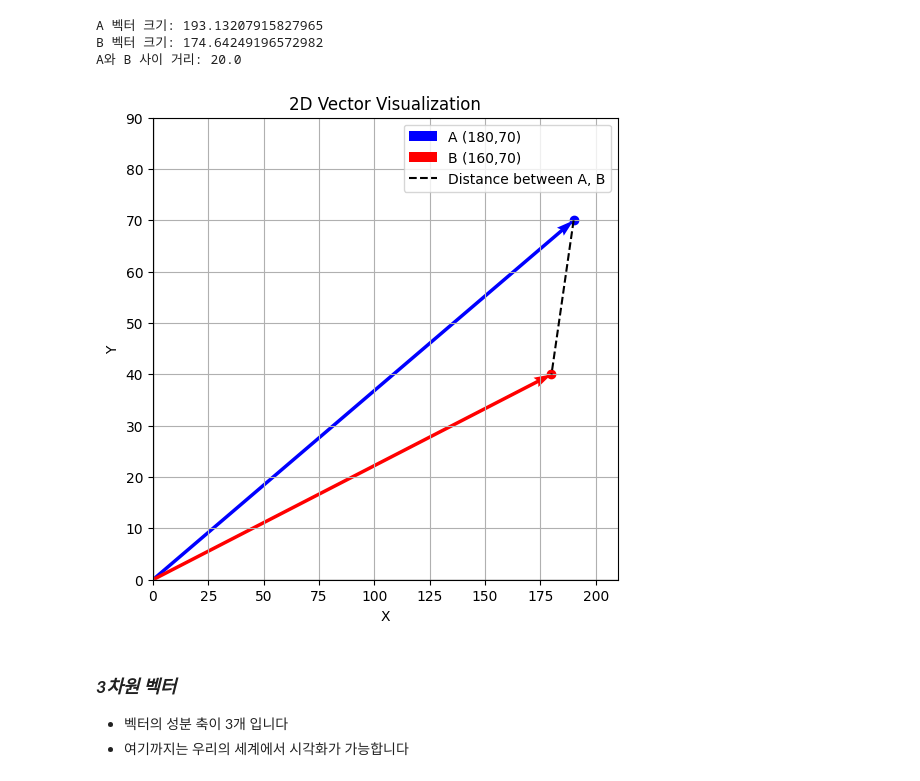
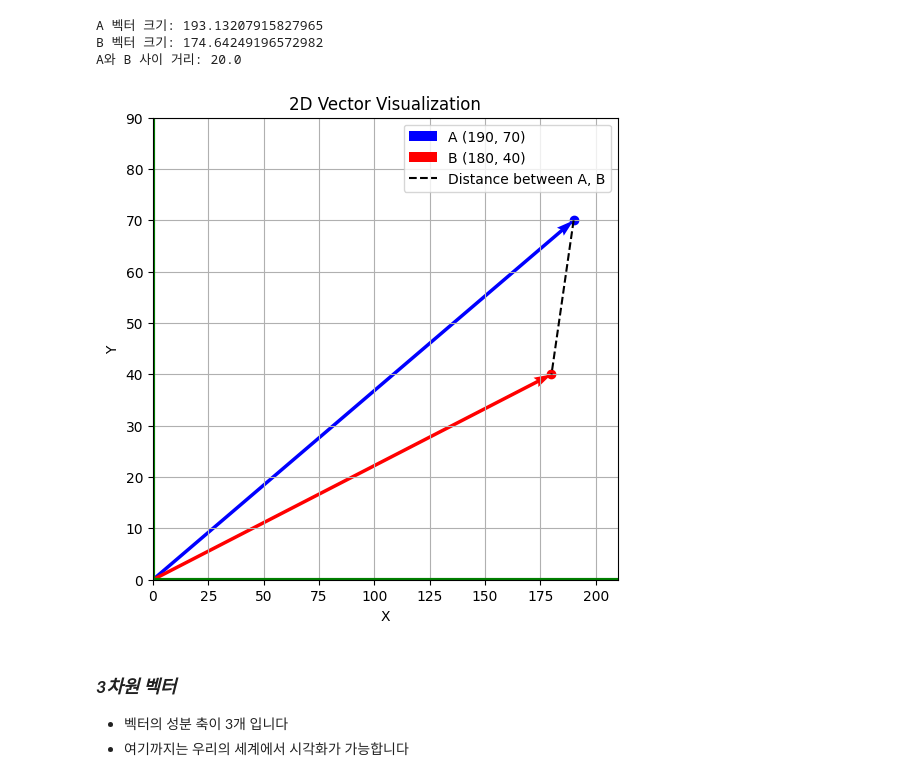
Before and after one commit to suriseven/ai_math, a Jupyter notebook: chap02/chap02.ipynb, the cells around one changed output. Cells and saved outputs as stored; diff of their text form; code cells hidden in the pictures.

```diff
--- a/chap02/chap02.ipynb
+++ b/chap02/chap02.ipynb
@@ -77,38 +155,38 @@ import matplotlib.pyplot as plt
 
 def draw_vector(vec_a, vec_b):
 
     # 원점 기준 벡터 그리기
     plt.figure(figsize=(6,6))
-    plt.axhline(0, color='gray', linewidth=1)  # x축
-    plt.axvline(0, color='gray', linewidth=1)  # y축
+    plt.axhline(0, color='green', linewidth=3)  # x축
+    plt.axvline(0, color='green', linewidth=3)  # y축
 
     # 벡터 A
-    plt.quiver(0, 0, vec_a[0], vec_a[1], angles='xy', scale_units='xy', scale=1, color='blue', label='A (180,70)')
+    plt.quiver(0, 0, vec_a[0], vec_a[1], angles='xy', scale_units='xy', scale=1, color='blue', label=f'A {vec_a}')
     # 벡터 B
-    plt.quiver(0, 0, vec_b[0], vec_b[1], angles='xy', scale_units='xy', scale=1, color='red', label='B (160,70)')
+    plt.quiver(0, 0, vec_b[0], vec_b[1], angles='xy', scale_units='xy', scale=1, color='red', label=f'B {vec_b}')
 
     # A와 B 사이 거리 시각화 (선으로 연결)
     plt.plot([vec_a[0], vec_b[0]], [vec_a[1], vec_b[1]], 'k--', label='Distance between A, B')
 
     # 벡터 위치 표시
     plt.scatter(*vec_a, color='blue')
     plt.scatter(*vec_b, color='red')
 
     # 범위 및 레이블
     plt.xlim(0, max(vec_a[0],vec_b[0])+20)
     plt.ylim(0, max(vec_a[1],vec_b[1])+20)
     plt.xlabel('X')
     plt.ylabel('Y')
     plt.title('2D Vector Visualization')
     plt.grid(True)
     plt.legend()
     plt.show()
 
 A = (190, 70)
 B = (180, 40)
 draw_vector(A, B)
 # %% [output]
-[figure, old version]
+[figure, new version]
 # %% [markdown]
 ### ***3차원 벡터***
 - 벡터의 성분 축이 3개 입니다
```
Also changed, not shown: parts of 29 cells of this notebook.
